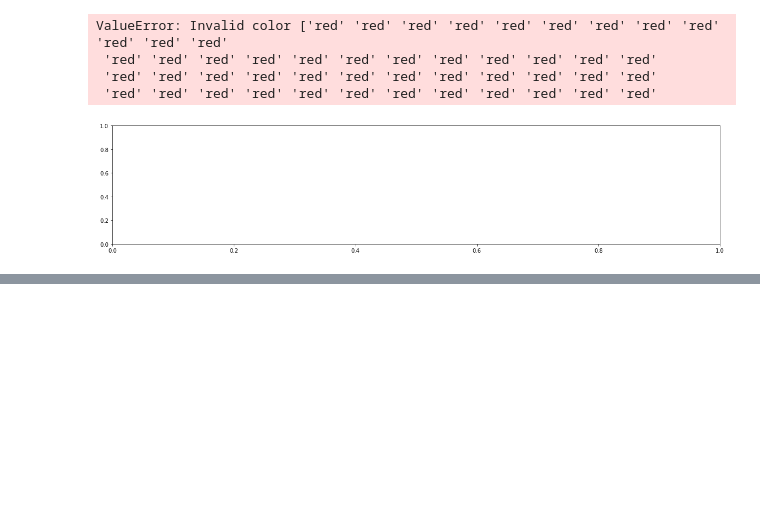
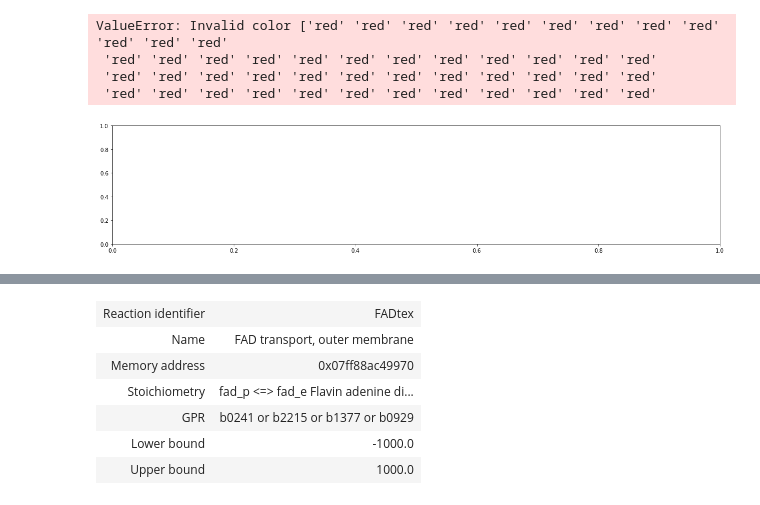
Before and after one commit to 27410/27410-group-assigment-group_2, a Jupyter notebook: 4_Overexpression.ipynb, the cells around one changed output, grey strips where cells are left out. Cells and saved outputs as stored; diff of their text form; code cells hidden in the pictures; blank space fills up the shorter version.

```diff
--- a/4_Overexpression.ipynb
+++ b/4_Overexpression.ipynb
@@ -84,7 +98,8 @@ TOCOPHOM1  0.552051  0.613390
 with model:
     model.reactions.BIOMASS_Ec_iML1515_core_75p37M.lower_bound = 0.44
     model.reactions.EX_tyr__L_e.lower_bound = -10
-    reactions_OE = [model.reactions.TYRTA, model.reactions.TOCOPHOM1]
+    model.reactions.TYRTA.lower_bound = 0.8
+    reactions_OE = [model.reactions.EX_tyr__L_e, model.reactions.TYRTA, model.reactions.PPND, model.reactions.DM_avite1_c]
     fva = flux_variability_analysis(model, reaction_list = reactions_OE, fraction_of_optimum=0.9)
 print(fva)
 # %% [output]
@@ -94,11 +109,10 @@ TOCOPHOM1  0.719075  0.798973
 # %%
 # higher bounds
 with model:
-    model.reactions.TYRTA.lower_bound = 0.6
-    #model.reactions.TOCOPHOM1.lower_bound = 1.2
-    #model.reactions.EX_ptrc_e.lower_bound = 1
-    reactions_OE = [model.reactions.TYRTA, model.reactions.TOCOPHOM1]
-    #reactions_OE = model.reactions.TOCOPHOM1
+    model.reactions.BIOMASS_Ec_iML1515_core_75p37M.lower_bound = 0.44
+    model.reactions.EX_tyr__L_e.lower_bound = -10
+    model.reactions.TYRTA.lower_bound = 0.7
+    reactions_OE = [model.reactions.EX_tyr__L_e, model.reactions.TYRTA, model.reactions.PPND, model.reactions.DM_avite1_c]
     fva = flux_variability_analysis(model, reaction_list = reactions_OE, fraction_of_optimum=0.9)
-    print(fva)
+print(fva)
 # %% [output]
@@ -118,12 +123,0 @@ TOCOPHOM1  1.100565  1.222850
-# %%
-# higher bounds
-with model:
-    model.reactions.PPND.lower_bound = 1.5
-    model.reactions.get_by_id('34HPPOR').lower_bound = 1.1
-    model.reactions.HGPHT.lower_bound = 1.1
-    model.reactions.MPBQ.lower_bound = 1.1
-    model.reactions.TOCOPHS1.lower_bound = 1.1
-    model.reactions.TOCOPHOM1.lower_bound = 1.1
-    reactions_OE = [model.reactions.PPND, model.reactions.get_by_id('34HPPOR'), model.reactions.HGPHT, model.reactions.MPBQ, model.reactions.TOCOPHS1, model.reactions.TOCOPHOM1]
-    fva = flux_variability_analysis(model, reaction_list = reactions_OE, fraction_of_optimum=0.9)
-    print(fva)
@@ -172,6 +160,0 @@ result.data_frame
-# %%
-with model:
-    model.reactions.BIOMASS_Ec_iML1515_core_75p37M.lower_bound = 0.44
-    result = fseof.run(target=model.reactions.DM_avite1_c)
-    df = result.data_frame
-df
@@ -247,3 +218,13 @@ target_reactions_df
 | RBFK | 0.008949 | 0.017800 | 0.026651 | 0.035501 | 0.044352 | 0.053203 | 0.062053 | 0.070904 | 0.079754 | 0.088605 | ... |
 | FADt | 0.008851 | 0.017702 | 0.026552 | 0.035403 | 0.044254 | 0.053104 | 0.061955 | 0.070806 | 0.079656 | 0.088507 | ... |
 | FADtex | 0.008851 | 0.017702 | 0.026552 | 0.035403 | 0.044254 | 0.053104 | 0.061955 | 0.070806 | 0.079656 | 0.088507 | ... |
+# %%
+model.reactions.FADtex
+# %% [output]
+| Reaction identifier | FADtex |
+| Name | FAD transport, outer membrane |
+| Memory address | 0x07ff88ac49970 |
+| Stoichiometry | fad_p <=> fad_e Flavin adenine di... |
+| GPR | b0241 or b2215 or b1377 or b0929 |
+| Lower bound | -1000.0 |
+| Upper bound | 1000.0 |
```
Also changed, not shown: parts of 24 cells of this notebook.
